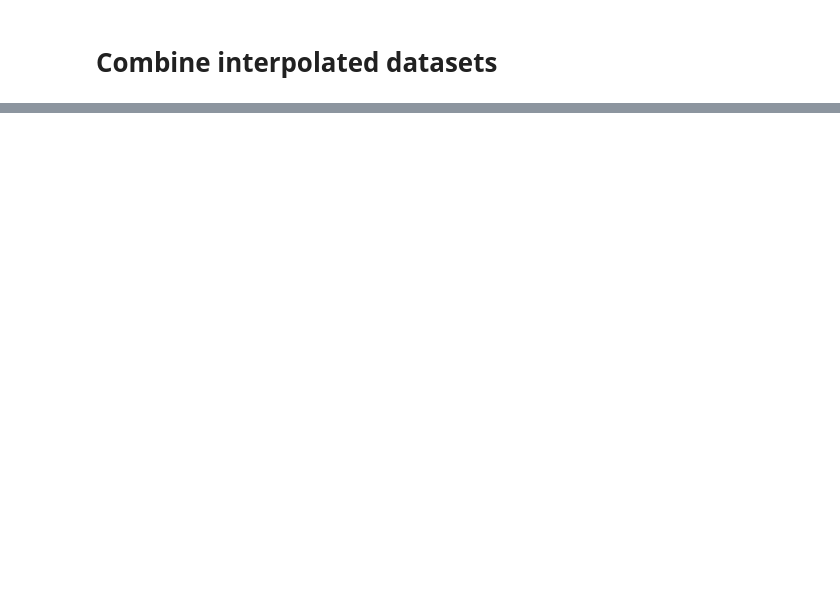
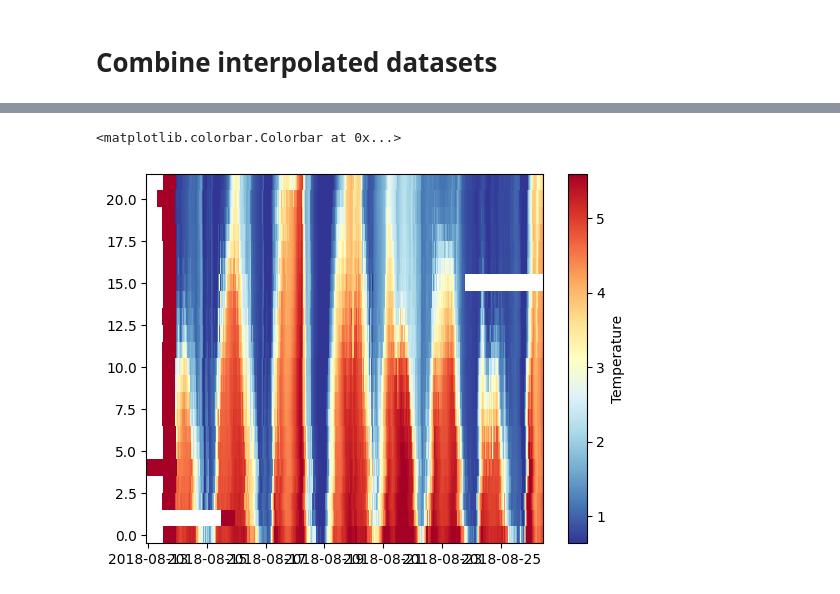
Before and after one commit to ocean-uhh/oceanarray, a Jupyter notebook: notebooks/demo_stage3.ipynb, the cells around one changed output, grey strips where cells are left out. Saved outputs shown, nothing was run; the diff lists cells and outputs as text; code cells hidden in the pictures; blank space fills up the shorter version.

```diff
--- a/notebooks/demo_stage3.ipynb
+++ b/notebooks/demo_stage3.ipynb
@@ -290,24 +371,0 @@ Data variables:
-# %%
-if 0:
-    import importlib
-    importlib.reload(tools)
-
-    combined_ds = tools.find_deployment(combined_ds, var_name='temperature')
-    combined_ds
-
-    # Get the median of combined_ds['start_time']
-    def median_times(time_array):
-        times_as_float = time_array.astype('datetime64[ns]').astype('float')
-        median_time = np.nanmedian(times_as_float)
-        median_as_datetime = median_time.astype('datetime64[ns]')
-        return median_as_datetime
-
-    mean_start_time = median_times(combined_ds['start_time'])
-    mean_end_time = median_times(combined_ds['end_time'])
-    print(f"Median start time is {mean_start_time}")
-    print(f"Median end time is {mean_end_time}")
-
-    combined_ds.attrs['start_time'] = mean_start_time
-    combined_ds.attrs['end_time'] = mean_end_time
-
-    combined_ds
@@ -349,7 +371,0 @@ Attributes:
-# %%
-from oceanarray import find_deployment
-importlib.reload(find_deployment)
-
-combined_ds = find_deployment.find_deployment(combined_ds,bottom_strategy="deployment_bounds",
-    deployment_time=ds.attrs.get("deployment_time"),
-    recovery_time=ds.attrs.get("recovery_time"))
@@ -381,0 +372,9 @@ combined_ds = find_deployment.find_deployment(combined_ds,bottom_strategy="deplo
+# %%
+plt.pcolormesh(combined_ds.time,combined_ds.N_LEVELS,combined_ds.temperature.transpose(), cmap='RdYlBu_r')
+vmin = np.nanpercentile(combined_ds.temperature.values, 5)
+vmax = np.nanpercentile(combined_ds.temperature.values, 95)
+plt.clim(vmin, vmax)
+plt.colorbar(label='Temperature')
+# %% [output]
+<matplotlib.colorbar.Colorbar at 0x...>
+[figure, added]
```
Also changed, not shown: parts of 23 cells of this notebook, 9 other files.
